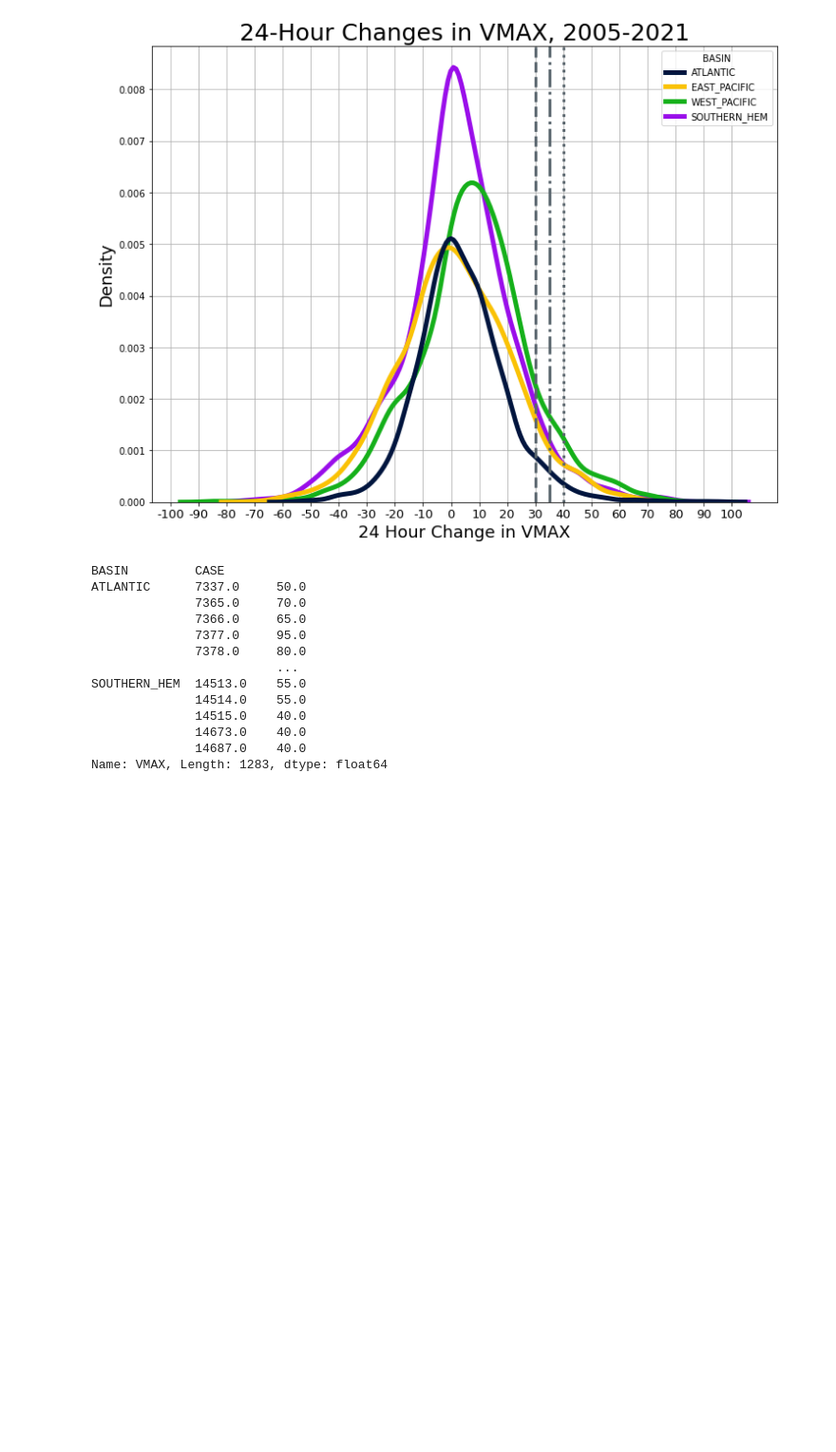
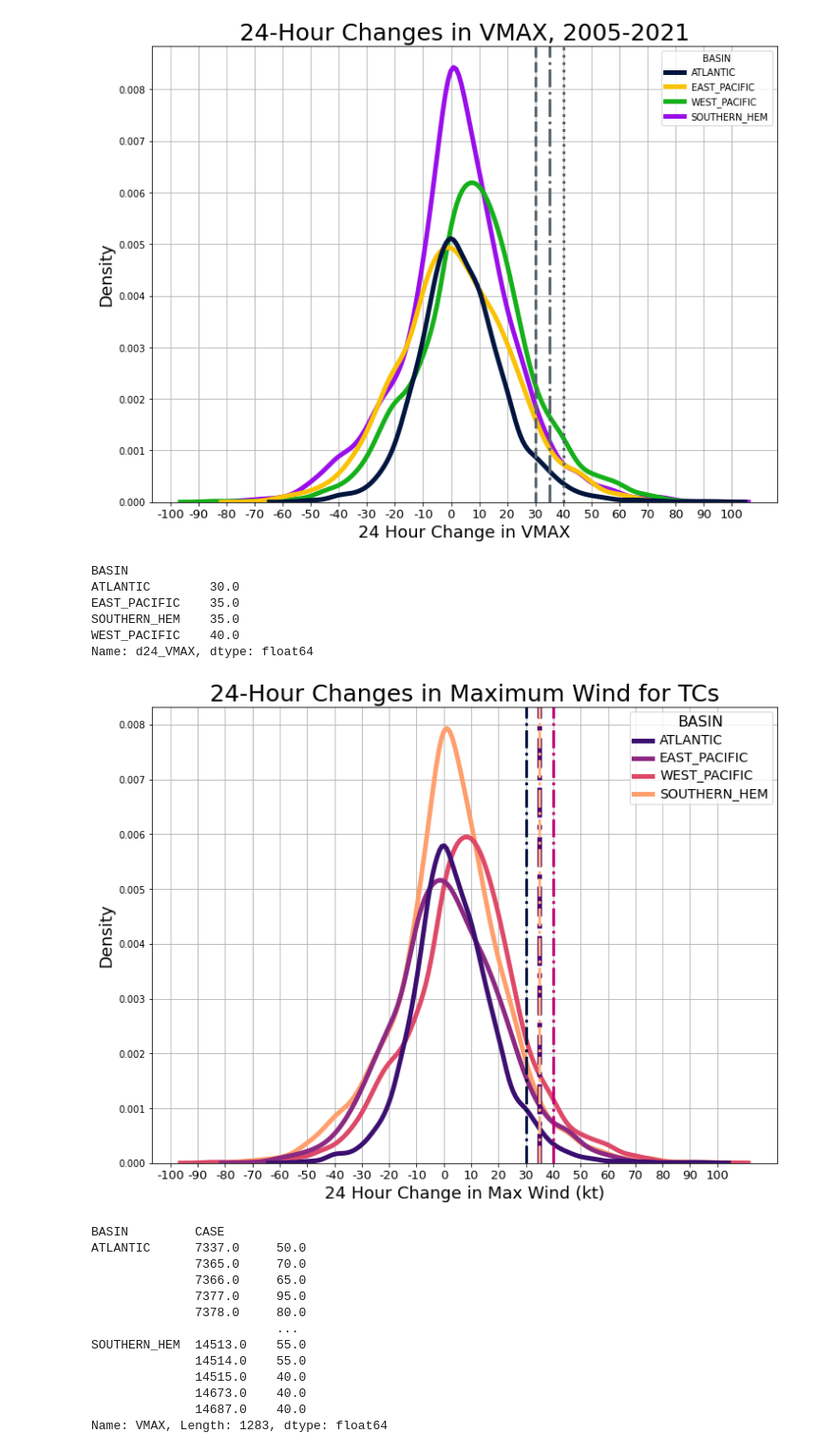
Before and after one commit to marie-mcgraw/ML_for_TC_RI, a Jupyter notebook: SHIPS_dev_data_explore.ipynb, the cells around one changed output. Shown at 95% size. Drawn from its saved outputs; the diff is of its cells as text; code cells hidden in the pictures; blank space fills up the shorter version.

```diff
--- a/SHIPS_dev_data_explore.ipynb
+++ b/SHIPS_dev_data_explore.ipynb
@@ -173,3 +202,3 @@ diff_train_RI.reset_index().groupby(['BASIN']).count()
 # %%
 X_train.reset_index().groupby(['BASIN']).count().sum()
-y_train
+diff_ALL = pd.concat([diff_train,diff_test])
@@ -215,6 +229,37 @@ ax1.set_title('24-Hour Changes in VMAX, 2005-2021',fontsize=25)
 # %% [output]
 Text(0.5, 1.0, '24-Hour Changes in VMAX, 2005-2021')
 [figure]
+# %%
+diff_ALL_p95 = diff_ALL.reset_index().groupby(['BASIN']).quantile(0.95)
+diff_ALL_p95['d24_VMAX']
+# %% [output]
+BASIN
+ATLANTIC        30.0
+EAST_PACIFIC    35.0
+SOUTHERN_HEM    35.0
+WEST_PACIFIC    40.0
+Name: d24_VMAX, dtype: float64
+# %%
+fig1,ax1 = plt.subplots(1,1,figsize=(12,9))
+ff1 = sns.kdeplot(data=diff_ALL.reset_index(),x='d24_VMAX',hue='BASIN',palette='magma',linewidth=5,ax=ax1)
+plt.setp(ff1.get_legend().get_texts(), fontsize='14')
+plt.setp(ff1.get_legend().get_title(), fontsize='16')
+ax1.axvline(x=diff_ALL_p95['d24_VMAX'].xs('ATLANTIC'),color='xkcd:navy',linestyle='-.',linewidth=3)
+ax1.axvline(x=diff_ALL_p95['d24_VMAX'].xs('EAST_PACIFIC'),color='xkcd:royal purple',linestyle='-.',linewidth=5)
+ax1.axvline(x=diff_ALL_p95['d24_VMAX'].xs('WEST_PACIFIC'),color='xkcd:magenta',linestyle='-.',linewidth=3)
+ax1.axvline(x=diff_ALL_p95['d24_VMAX'].xs('SOUTHERN_HEM'),color='xkcd:peach',linestyle='-.',linewidth=3)
+#ax1.legend(fontsize=13)
+ax1.set_xlabel('24 Hour Change in Max Wind (kt)',fontsize=18)
+ax1.set_xticks(np.arange(-100,101,10))
+ax1.set_xticklabels(np.arange(-100,101,10),fontsize=13)
+ax1.set_ylabel('Density',fontsize=18)
+ax1.grid()
+#
+ax1.set_title('24-Hour Changes in Maximum Wind for TCs',fontsize=25)
+fig1.savefig('wind_changes_basin.png',format='png',dpi=350,bbox_inches='tight')
+fig1.savefig('wind_changes_basin.pdf',format='pdf',bbox_inches='tight')
+# %% [output]
+[figure, added]
 # %%
 diff = SHIPS_predictors.set_index(['BASIN','CASE','TIME']).xs(0,level=2).shift(4)['VMAX'] - SHIPS_predictors.set_index(['BASIN','CASE','TIME']).xs(0,level=2)['VMAX']
 diff2 = diff.mask(diff < 40)
```
Also changed, not shown: parts of 8 cells of this notebook, 10 other files.
